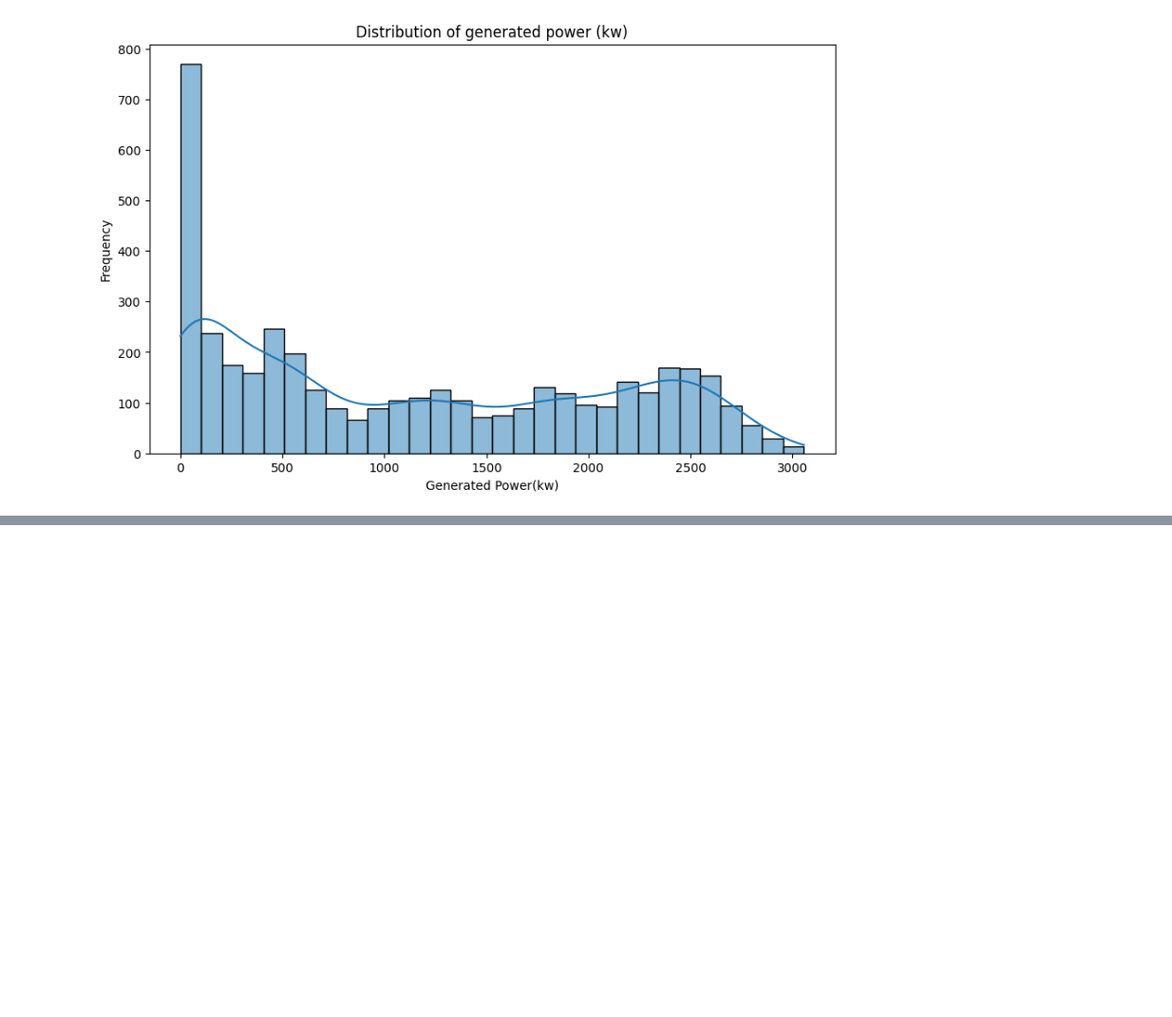
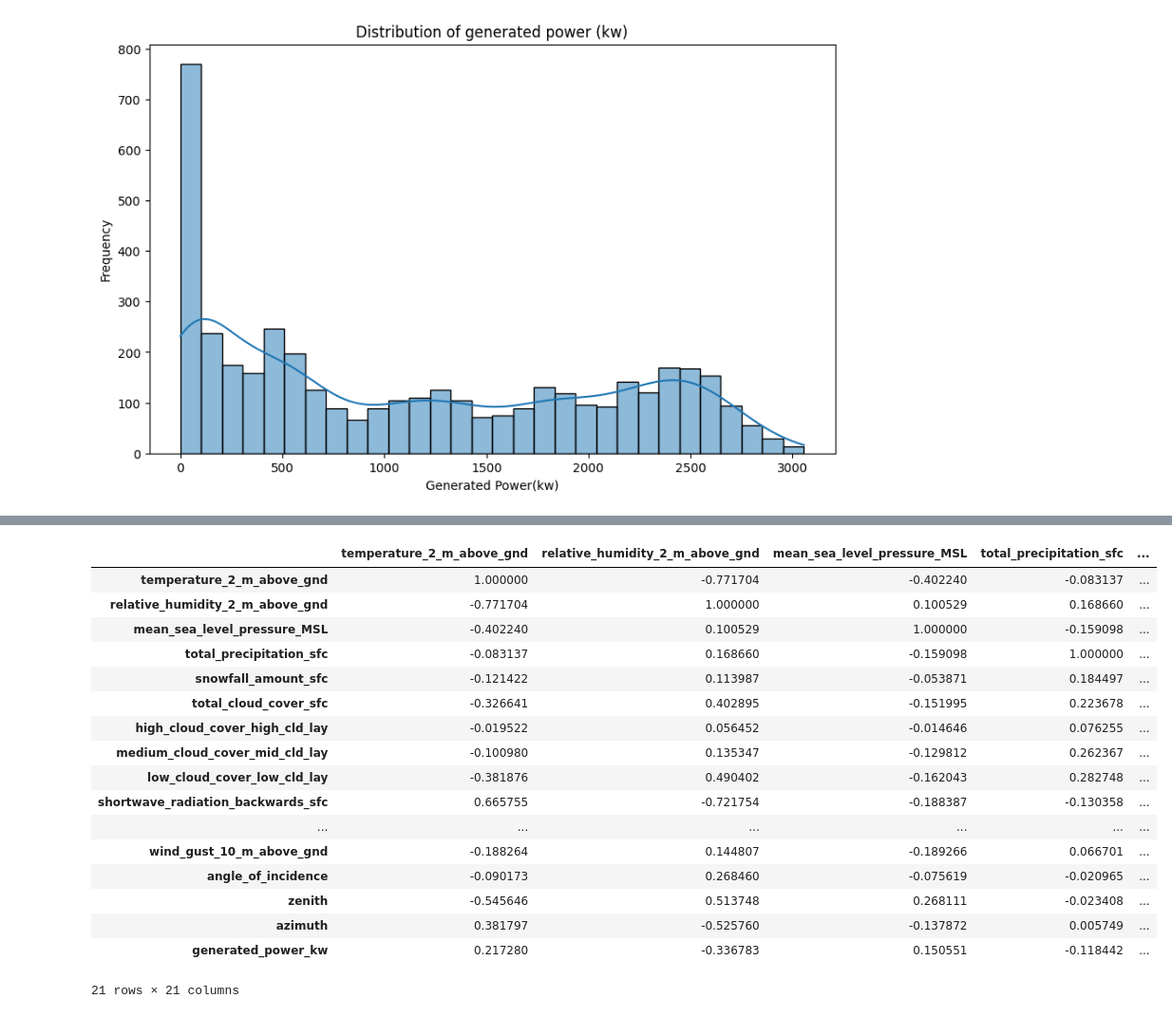
Before and after one commit to Naveen-4545/WEEk1, a Jupyter notebook: solarpowerprediction.ipynb, the cells around one changed output, grey strips where cells are left out. Shown at 95% size. Cells and saved outputs as stored; diff of their text form; code cells hidden in the pictures; blank space fills up the shorter version.

```diff
--- a/solarpowerprediction.ipynb
+++ b/solarpowerprediction.ipynb
@@ -116,0 +138,21 @@ plt.show()
+# %%
+df.corr()
+# %% [output]
+|  | temperature_2_m_above_gnd | relative_humidity_2_m_above_gnd | mean_sea_level_pressure_MSL | total_precipitation_sfc | ... |
+| temperature_2_m_above_gnd | 1.000000 | -0.771704 | -0.402240 | -0.083137 | ... |
+| relative_humidity_2_m_above_gnd | -0.771704 | 1.000000 | 0.100529 | 0.168660 | ... |
+| mean_sea_level_pressure_MSL | -0.402240 | 0.100529 | 1.000000 | -0.159098 | ... |
+| total_precipitation_sfc | -0.083137 | 0.168660 | -0.159098 | 1.000000 | ... |
+| snowfall_amount_sfc | -0.121422 | 0.113987 | -0.053871 | 0.184497 | ... |
+| total_cloud_cover_sfc | -0.326641 | 0.402895 | -0.151995 | 0.223678 | ... |
+| high_cloud_cover_high_cld_lay | -0.019522 | 0.056452 | -0.014646 | 0.076255 | ... |
+| medium_cloud_cover_mid_cld_lay | -0.100980 | 0.135347 | -0.129812 | 0.262367 | ... |
+| low_cloud_cover_low_cld_lay | -0.381876 | 0.490402 | -0.162043 | 0.282748 | ... |
+| shortwave_radiation_backwards_sfc | 0.665755 | -0.721754 | -0.188387 | -0.130358 | ... |
+| ... | ... | ... | ... | ... | ... |
+| wind_gust_10_m_above_gnd | -0.188264 | 0.144807 | -0.189266 | 0.066701 | ... |
+| angle_of_incidence | -0.090173 | 0.268460 | -0.075619 | -0.020965 | ... |
+| zenith | -0.545646 | 0.513748 | 0.268111 | -0.023408 | ... |
+| azimuth | 0.381797 | -0.525760 | -0.137872 | 0.005749 | ... |
+| generated_power_kw | 0.217280 | -0.336783 | 0.150551 | -0.118442 | ... |
+21 rows × 21 columns
```
Also changed, not shown: parts of 5 cells of this notebook.
